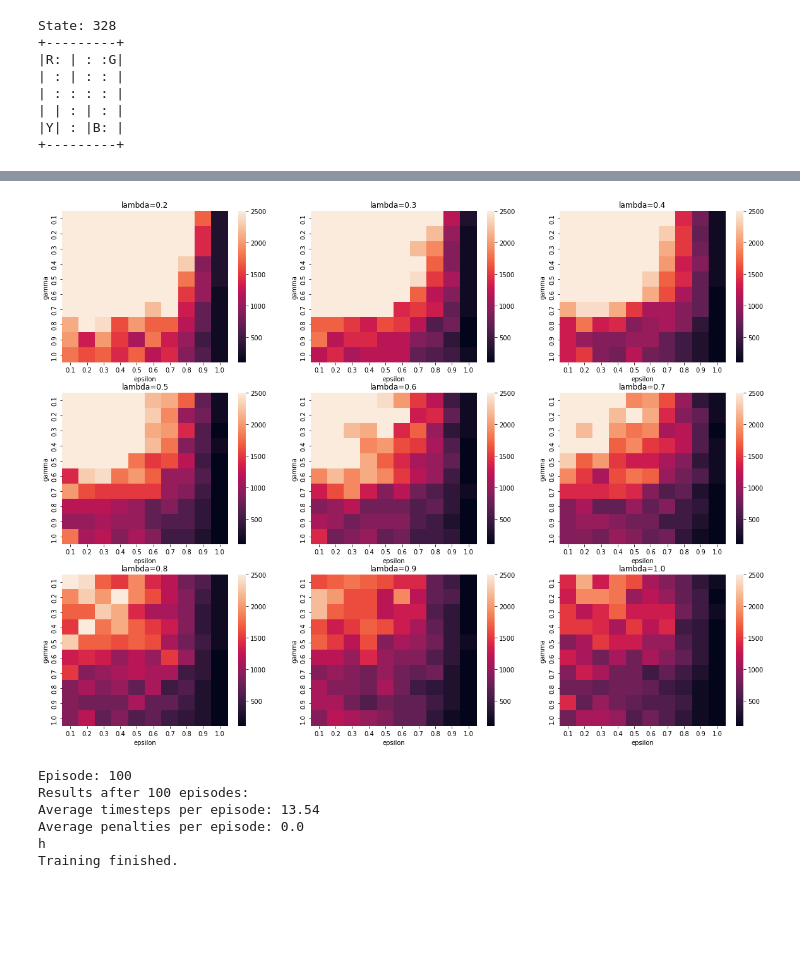
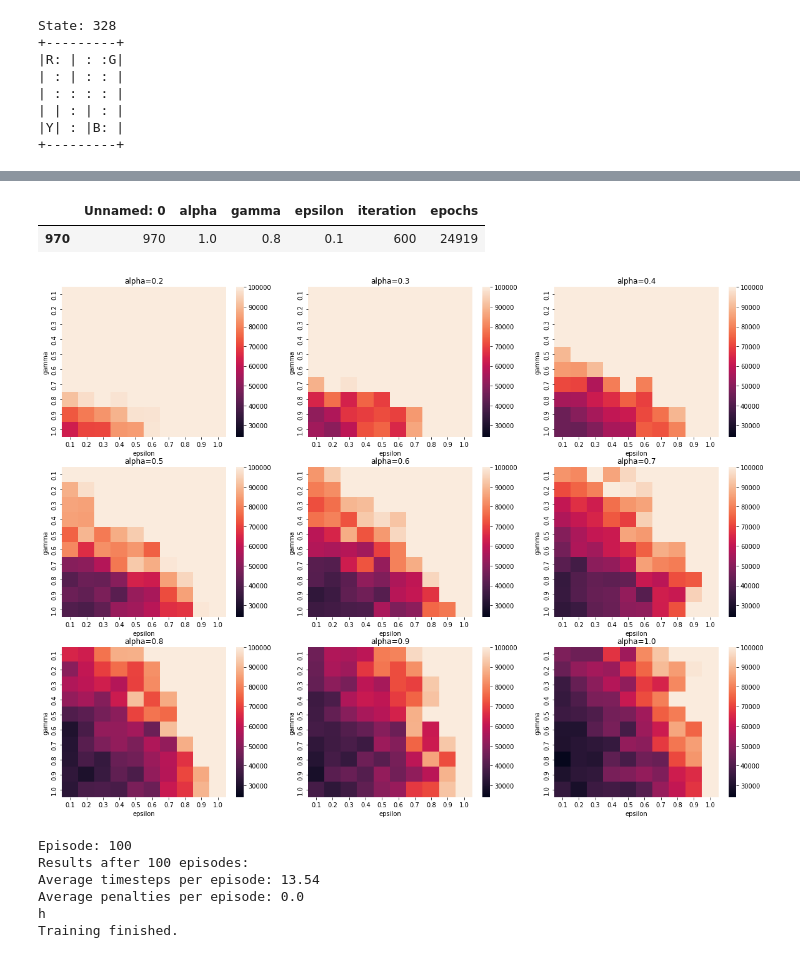
Before and after one commit to richardgil643/Politex_Reservoir_Sampling, a Jupyter notebook: Taxi_Q_Learning.ipynb, the cells around one changed output, grey strips where cells are left out. Drawn from its saved outputs; the diff is of its cells as text; code cells hidden in the pictures; blank space fills up the shorter version.

```diff
--- a/Taxi_Q_Learning.ipynb
+++ b/Taxi_Q_Learning.ipynb
@@ -113,7 +113,7 @@ def q_learning(alpha_param,gamma_param,epsilon_param):
   epsilon = epsilon_param
 
   # For plotting metrics
-  all_epochs = []
+  all_epochs = 0
   all_penalties = []
 
   for i in range(1, 100001):
@@ -142,15 +142,16 @@ def q_learning(alpha_param,gamma_param,epsilon_param):
           state = next_state
           epochs += 1
 
+      all_epochs=all_epochs+epochs
+
       if i % 100 == 0:
           clear_output(wait=True)
           print(f"Episode: {i}")
           average=evalute(q_table)
-          print('h')
           if average<=14:
             break
   print("Training finished.\n")
-  return (i,q_table)
+  return (i,q_table,all_epochs)
 # %%
 ### Iterates over the hyperparameters to find the best combination
 results=pd.DataFrame()
@@ -158,6 +159,7 @@ alpha_list=[]
 gamma_list=[]
 epsilon_list=[]
 iter_list=[]
+epoch_list=[]
 
 for i in range(1,11):
   for j in range(1,11):
@@ -165,12 +167,15 @@ for i in range(1,11):
       alpha_list.append(i)
       gamma_list.append(j)
       epsilon_list.append(k)
-      iter_list.append(q_learning(i/10,j/10,k/10)[0])
+      var_1,var_2,var_3=q_learning(i/10,j/10,k/10)
+      iter_list.append(var_1)
+      epoch_list.append(var_3)
 
 results['alpha']=alpha_list
 results['gamma']=gamma_list
 results['epsilon']=epsilon_list
 results['iteration']=iter_list
+results['epochs']=epoch_list
 # %% [output]
 Episode: 100
 Results after 100 episodes:
@@ -186,3 +191,19 @@ results['alpha']=results['alpha']/10
 # %%
 ### Save the results on a csv file for reproducibility
 results.to_csv('/content/drive/MyDrive/Classroom/21D000 - DSM Master Project 21-22 DSM T3/results_q_learning.csv')
+# %%
+results=pd.read_csv('/content/drive/MyDrive/Classroom/21D000 - DSM Master Project 21-22 DSM T3/results_q_learning.csv')
+# %%
+### Plot heatmaps with the best combination of hyperparameters
+fig, axs = plt.subplots(3, 3, figsize=(20, 15), sharey=False)
+cont=1
+for i in range(0,3):
+  for j in range(0,3):
+    cont=cont+1
+    temp=results[results['alpha']==(cont/10)]
+    temp_1=temp.pivot_table(index='gamma',columns='epsilon',values='iteration',aggfunc='sum')
+    axs[i][j].set_title('alpha='+str(cont/10))
+    sns.heatmap(temp_1,ax=axs[i][j],vmin=100, vmax=2500)
+
+plt.savefig('/content/drive/MyDrive/Classroom/21D000 - DSM Master Project 21-22 DSM T3/visulization/Parameters_q_learning.png', bbox_inches='tight')
+plt.show()
@@ -189,18 +212,23 @@ results.to_csv('/content/drive/MyDrive/Classroom/21D000 - DSM Master Project 21-
+# %%
+results[results['epochs']==results['epochs'].min()].head()
+# %% [output]
+|  | Unnamed: 0 | alpha | gamma | epsilon | iteration | epochs |
+| 970 | 970 | 1.0 | 0.8 | 0.1 | 600 | 24919 |
 # %%
 ### Plot heatmaps with the best combination of hyperparameters
 fig, axs = plt.subplots(3, 3, figsize=(20, 15), sharey=False)
 cont=1
 for i in range(0,3):
   for j in range(0,3):
     cont=cont+1
     temp=results[results['alpha']==(cont/10)]
-    temp_1=temp.pivot_table(index='gamma',columns='epsilon',values='iteration',aggfunc='sum')
-    axs[i][j].set_title('lambda='+str(cont/10))
-    sns.heatmap(temp_1,ax=axs[i][j],vmin=100, vmax=2500)
+    temp_1=temp.pivot_table(index='gamma',columns='epsilon',values='epochs',aggfunc='sum')
+    axs[i][j].set_title('alpha='+str(cont/10))
+    sns.heatmap(temp_1,ax=axs[i][j],vmin=24000, vmax=100000)
 
 plt.show()
 # %% [output]
-[figure, old version]
+[figure, new version]
 # %%
 ### Epsilon 1 is when you take a random action everytime, in this MDP taking a random action everytime lead to know the entaire board,
 ### we should compare with different levels of epsilon, in some DMPS you can only know some parts of the states and actions
```
Also changed, not shown: parts of 2 cells of this notebook, 1 other file.
